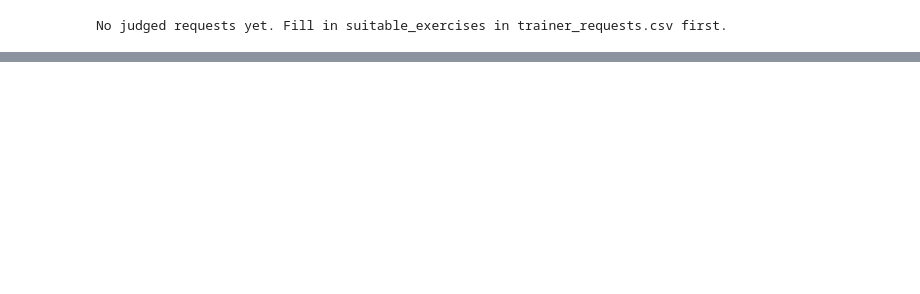
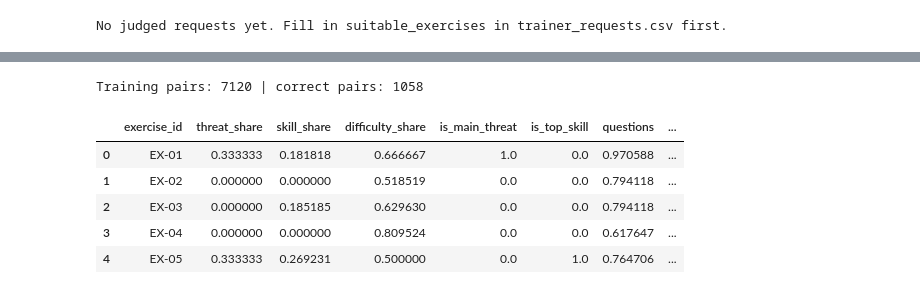
Before and after one commit to Mastercoder-1000/Data-Strategy-amp-Modelling-for-a-Strategic-Cybersecurity-Decision-Making-Exercise-Platform-, a Jupyter notebook: notebooks/8_recommend_exercises.ipynb, the cells around one changed output, grey strips where cells are left out. Saved outputs shown, nothing was run; the diff lists cells and outputs as text; code cells hidden in the pictures; blank space fills up the shorter version.

```diff
--- a/notebooks/8_recommend_exercises.ipynb
+++ b/notebooks/8_recommend_exercises.ipynb
@@ -443,0 +461,45 @@ No judged requests yet. Fill in suitable_exercises in trainer_requests.csv first
+# %%
+from sklearn.linear_model import LogisticRegression
+from sklearn.preprocessing import StandardScaler
+from sklearn.pipeline import make_pipeline
+from sklearn.model_selection import LeaveOneGroupOut
+
+FEATURES = ["threat_share", "skill_share", "difficulty_share", "is_main_threat", "is_top_skill", "questions"]
+main_threat = threat_share.idxmax(axis=1).where(threat_share.max(axis=1) > 0)
+
+def pair_features(threat, skill, difficulty, skills=skill_counts, levels=level_counts):
+    """One row per exercise: how well that exercise matches the request."""
+    totals = skills.sum(axis=1)
+    f = pd.DataFrame(index=pd.Index(ids, name="exercise_id"))
+    f["threat_share"] = threat_share[threat] if threat in threat_share else 0.0
+    f["skill_share"] = skills[skill] / totals if skill else 0.0
+    f["difficulty_share"] = levels[difficulty] / levels.sum(axis=1) if difficulty else 0.0
+    f["is_main_threat"] = (main_threat == threat).astype(float) if threat else 0.0
+    f["is_top_skill"] = (skills.idxmax(axis=1) == skill).astype(float) if skill else 0.0
+    f["questions"] = totals / skill_counts.sum(axis=1).max()
+    return f
+
+# build the training pairs: 445 requests x 16 exercises
+pair_rows = []
+for k, t in enumerate(tests.itertuples()):
+    skills, levels = skill_counts.copy(), level_counts.copy()
+    for c in copies_by_text[t.question_text].itertuples():   # leave out every copy of the request's question
+        skills.loc[c.exercise_id, c.required_skill] -= c.n
+        levels.loc[c.exercise_id, c.difficulty_level] -= c.n
+    f = pair_features(t.threat_category, t.required_skill, t.difficulty_level, skills, levels)
+    f["request"] = k
+    f["manual"] = t.manual_title
+    f["label"] = f.index.isin(correct_exercises[t.question_text]).astype(int)
+    pair_rows.append(f.reset_index())
+pairs = pd.concat(pair_rows, ignore_index=True)
+
+print("Training pairs:", len(pairs), "| correct pairs:", pairs["label"].sum())
+pairs.head()
+# %% [output]
+Training pairs: 7120 | correct pairs: 1058
+|  | exercise_id | threat_share | skill_share | difficulty_share | is_main_threat | is_top_skill | questions | ... |
+| 0 | EX-01 | 0.333333 | 0.181818 | 0.666667 | 1.0 | 0.0 | 0.970588 | ... |
+| 1 | EX-02 | 0.000000 | 0.000000 | 0.518519 | 0.0 | 0.0 | 0.794118 | ... |
+| 2 | EX-03 | 0.000000 | 0.185185 | 0.629630 | 0.0 | 0.0 | 0.794118 | ... |
+| 3 | EX-04 | 0.000000 | 0.000000 | 0.809524 | 0.0 | 0.0 | 0.617647 | ... |
+| 4 | EX-05 | 0.333333 | 0.269231 | 0.500000 | 0.0 | 1.0 | 0.764706 | ... |
```
Also changed, not shown: parts of 12 cells of this notebook, 5 other files.
